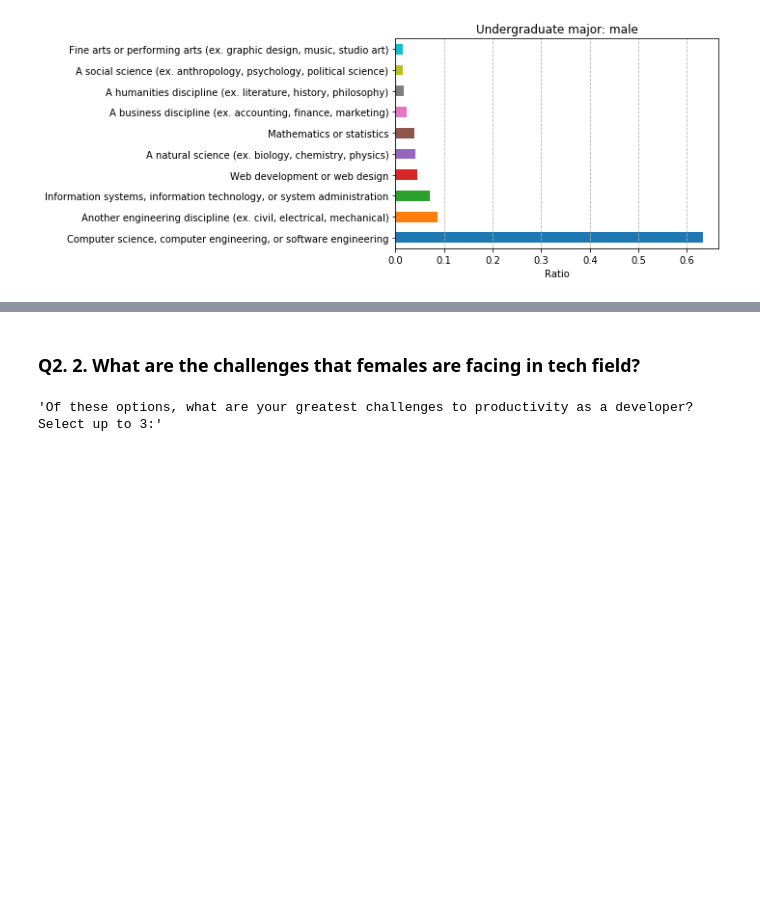
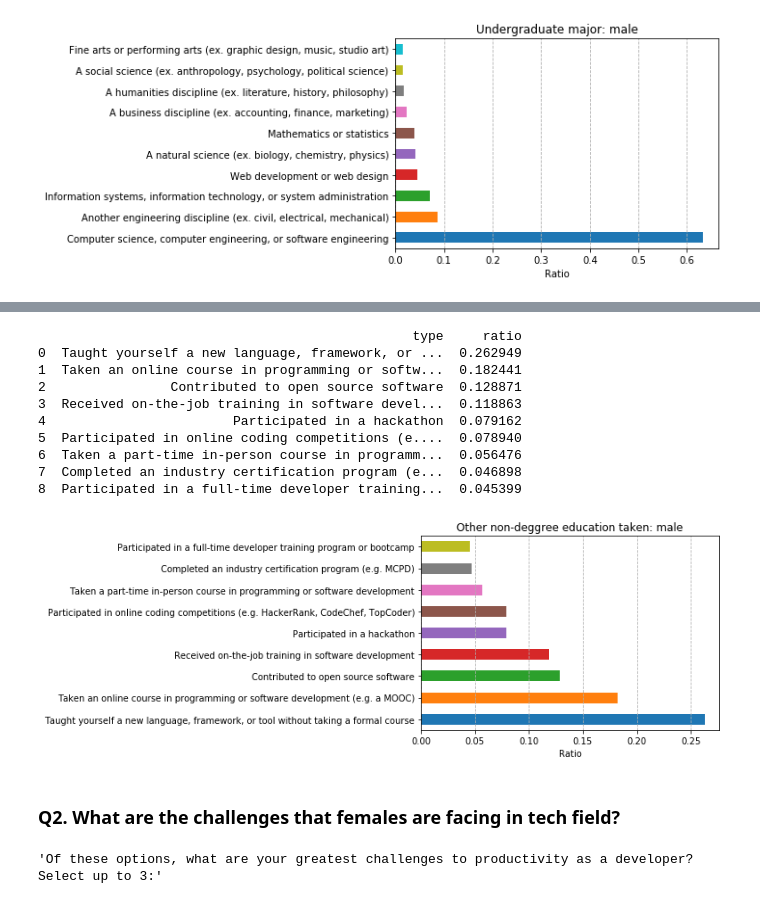
Before and after one commit to Lamasheg/stackoverflow_survey_2019, a Jupyter notebook: stackoverflow_survey.ipynb, the cells around one changed output, grey strips where cells are left out. Saved outputs shown, nothing was run; the diff lists cells and outputs as text; code cells hidden in the pictures; blank space fills up the shorter version.

```diff
--- a/stackoverflow_survey.ipynb
+++ b/stackoverflow_survey.ipynb
@@ -298,5 +294,19 @@ p.count_and_plot(p.split_column_content(men_df,'UndergradMajor'),'Undergraduate
+# %%
+p.count_and_plot(p.split_column_content(men_df,'EduOther'),'Other non-deggree education taken: male')
+# %% [output]
+                                                type     ratio
+0  Taught yourself a new language, framework, or ...  0.262949
+1  Taken an online course in programming or softw...  0.182441
+2                Contributed to open source software  0.128871
+3  Received on-the-job training in software devel...  0.118863
+4                        Participated in a hackathon  0.079162
+5  Participated in online coding competitions (e....  0.078940
+6  Taken a part-time in-person course in programm...  0.056476
+7  Completed an industry certification program (e...  0.046898
+8  Participated in a full-time developer training...  0.045399
+[figure, added]
 # %% [markdown]
-### Q2. 2. What are the challenges that females are facing in tech field?
+### Q2. What are the challenges that females are facing in tech field?
 # %%
 p.get_description('WorkChallenge',schema)
 # %% [output]
```
Also changed, not shown: parts of 48 cells of this notebook.
